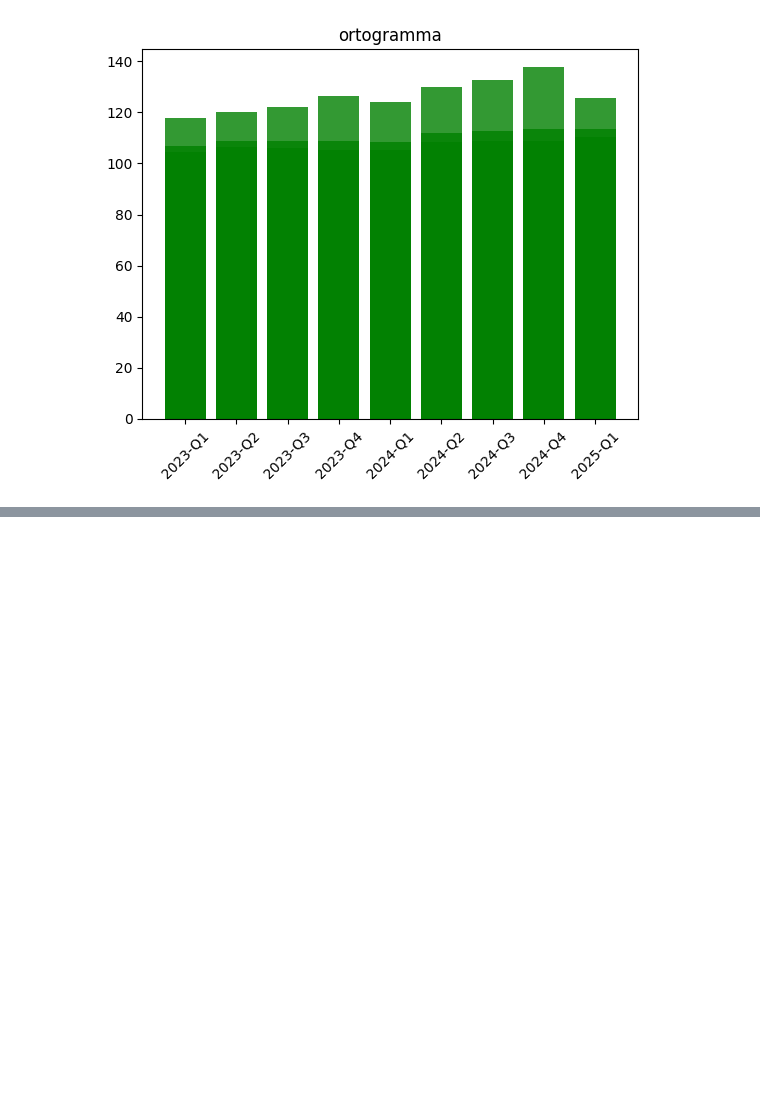
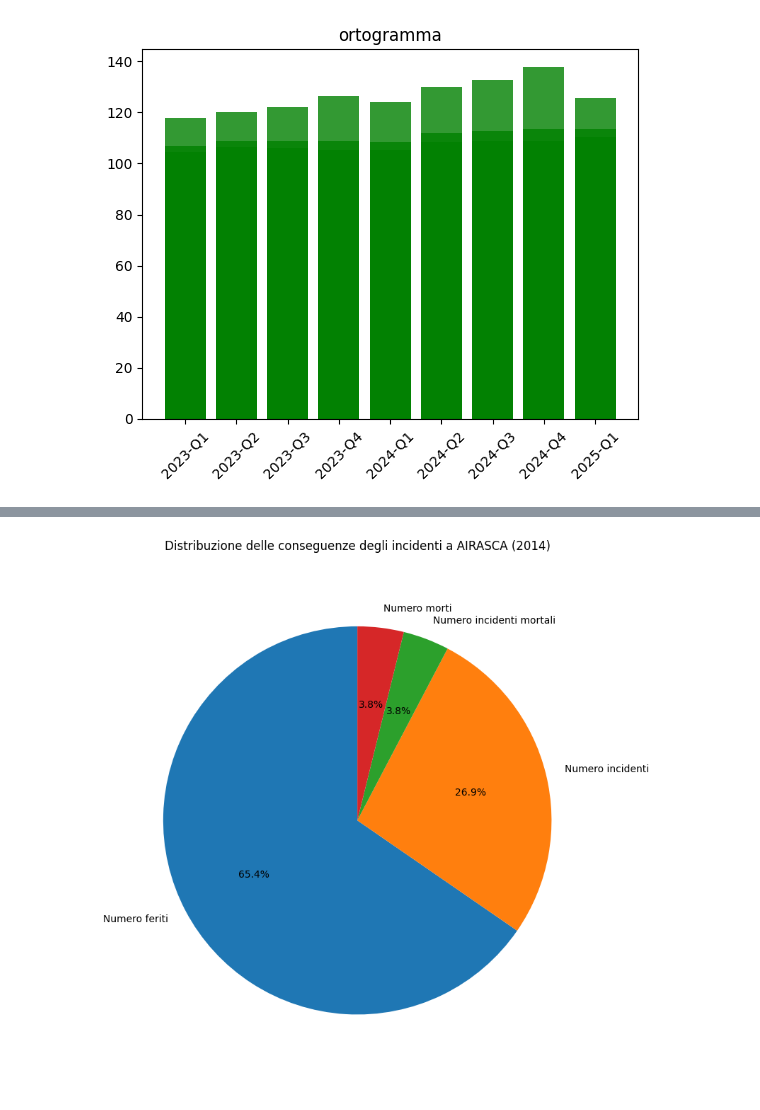
Before and after one commit to MatteoGabr/Data-Analisi, a Jupyter notebook: Analisi.ipynb, the cells around one changed output, grey strips where cells are left out. Drawn from its saved outputs; the diff is of its cells as text; code cells hidden in the pictures; blank space fills up the shorter version.

```diff
--- a/Analisi.ipynb
+++ b/Analisi.ipynb
@@ -56,0 +94,17 @@ plt.show()
+# %%
+df_incidenti = pd.read_csv('C:/Users/matte/Downloads/Incidenti-per-strada-morti-feriti-e-comune-nel-2014.csv', sep=';', encoding="latin1")
+df_dropped = df_incidenti.dropna(axis=1, how='all')
+
+df_airasca = df_dropped[df_dropped['Comune'] == 'AIRASCA']
+display(df_airasca)
+
+df_grouped = df_airasca.groupby("Numero e coseguenze incidente")["Numero"].sum()
+
+# Pie chart
+plt.figure(figsize=(8, 8))
+plt.pie(df_grouped, labels=df_grouped.index, autopct='%1.1f%%', startangle=90)
+plt.title("Distribuzione delle conseguenze degli incidenti a AIRASCA (2014)")
+plt.axis('equal')
+plt.tight_layout()
+plt.show()
+# %% [output]
@@ -56,0 +120 @@ plt.show()
+[figure, added]
```
Also changed, not shown: parts of 4 cells of this notebook.
